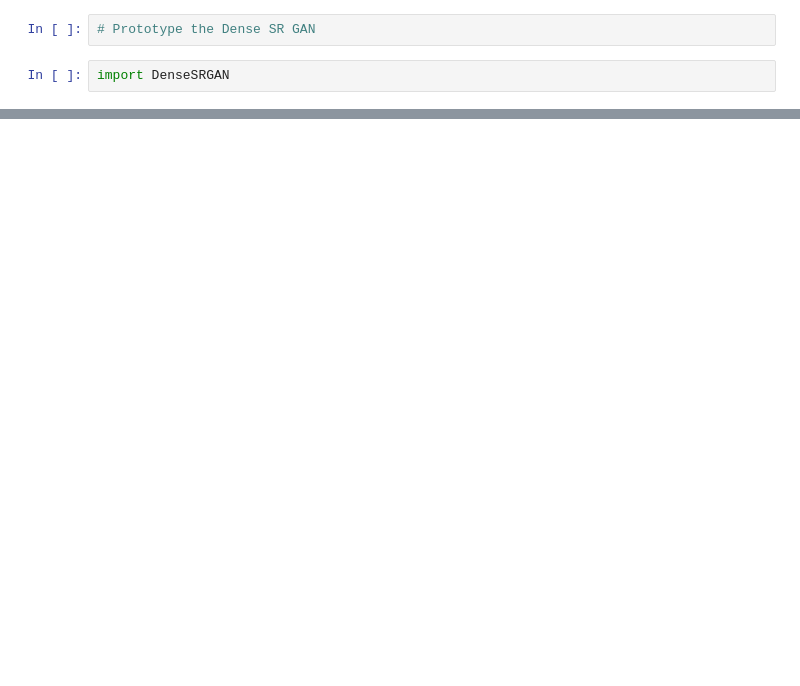
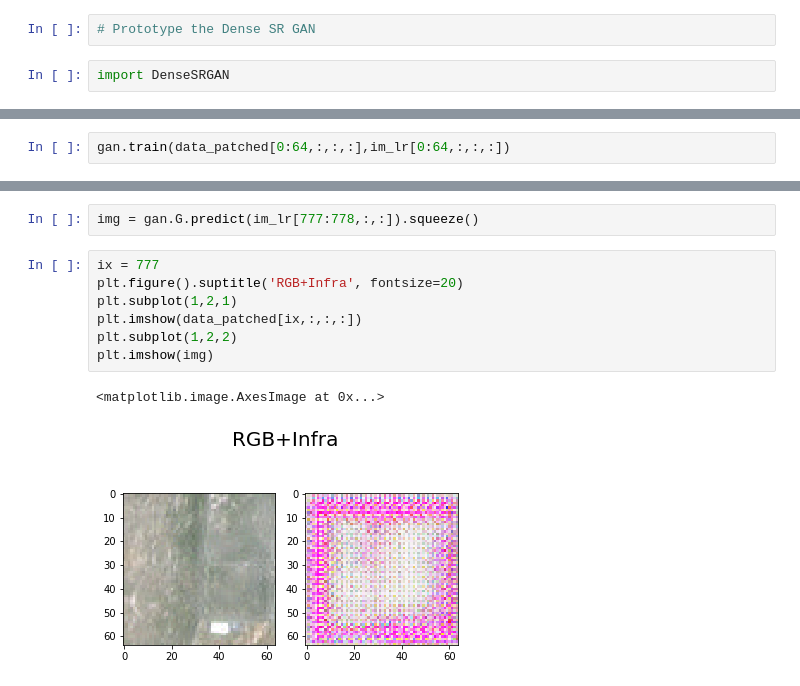
Before and after one commit to mihirsathe/DenseGAN-SuperResolution, a Jupyter notebook: DenseSRGAN_PROTO.ipynb, the cells around one changed output, grey strips where cells are left out. Drawn from its saved outputs; the diff is of its cells as text; blank space fills up the shorter version.

```diff
--- a/DenseSRGAN_PROTO.ipynb
+++ b/DenseSRGAN_PROTO.ipynb
@@ -123,0 +126,2 @@ ________________________________________________________________________________
+# %%
+gan.train(data_patched[0:64,:,:,:],im_lr[0:64,:,:,:])
@@ -123,0 +133,12 @@ ________________________________________________________________________________
+# %%
+img = gan.G.predict(im_lr[777:778,:,:]).squeeze()
+# %%
+ix = 777
+plt.figure().suptitle('RGB+Infra', fontsize=20)
+plt.subplot(1,2,1)
+plt.imshow(data_patched[ix,:,:,:])
+plt.subplot(1,2,2)
+plt.imshow(img)
+# %% [output]
+<matplotlib.image.AxesImage at 0x...>
+[figure, added]
```
Also changed, not shown: parts of 12 cells of this notebook, 1 other file.
